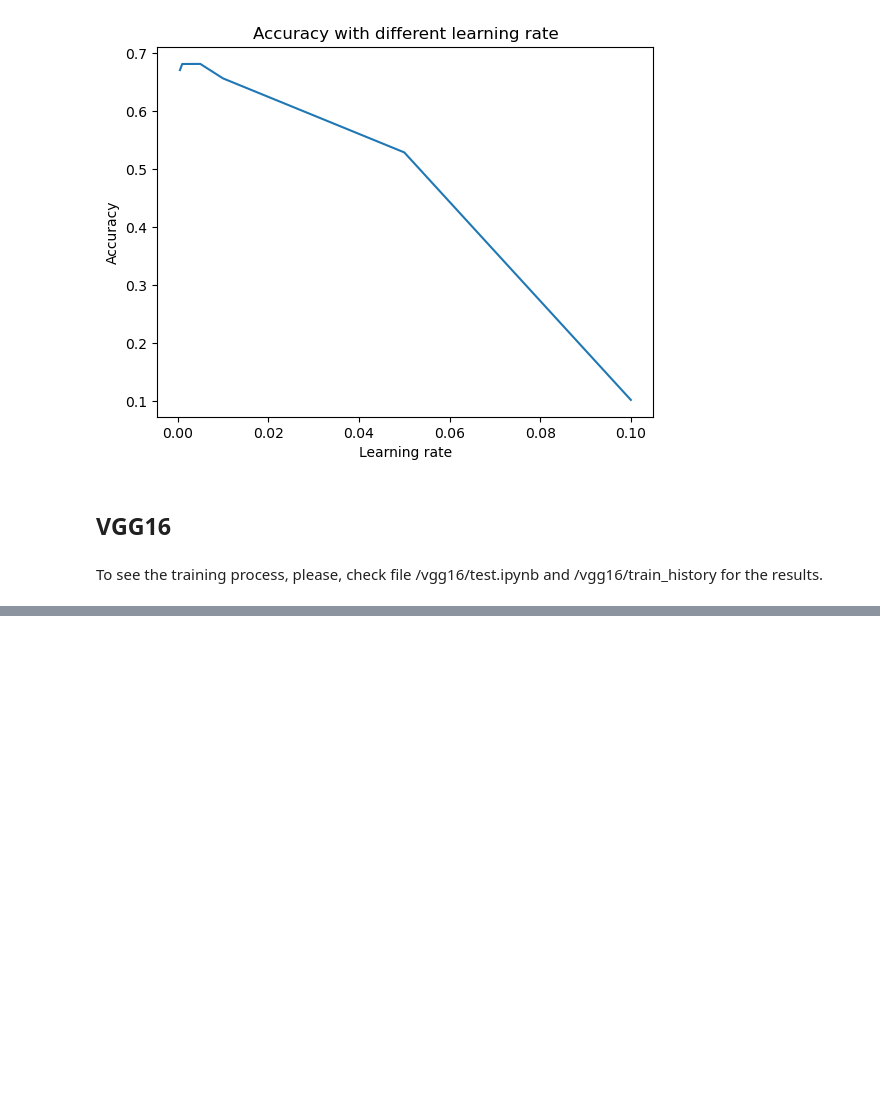
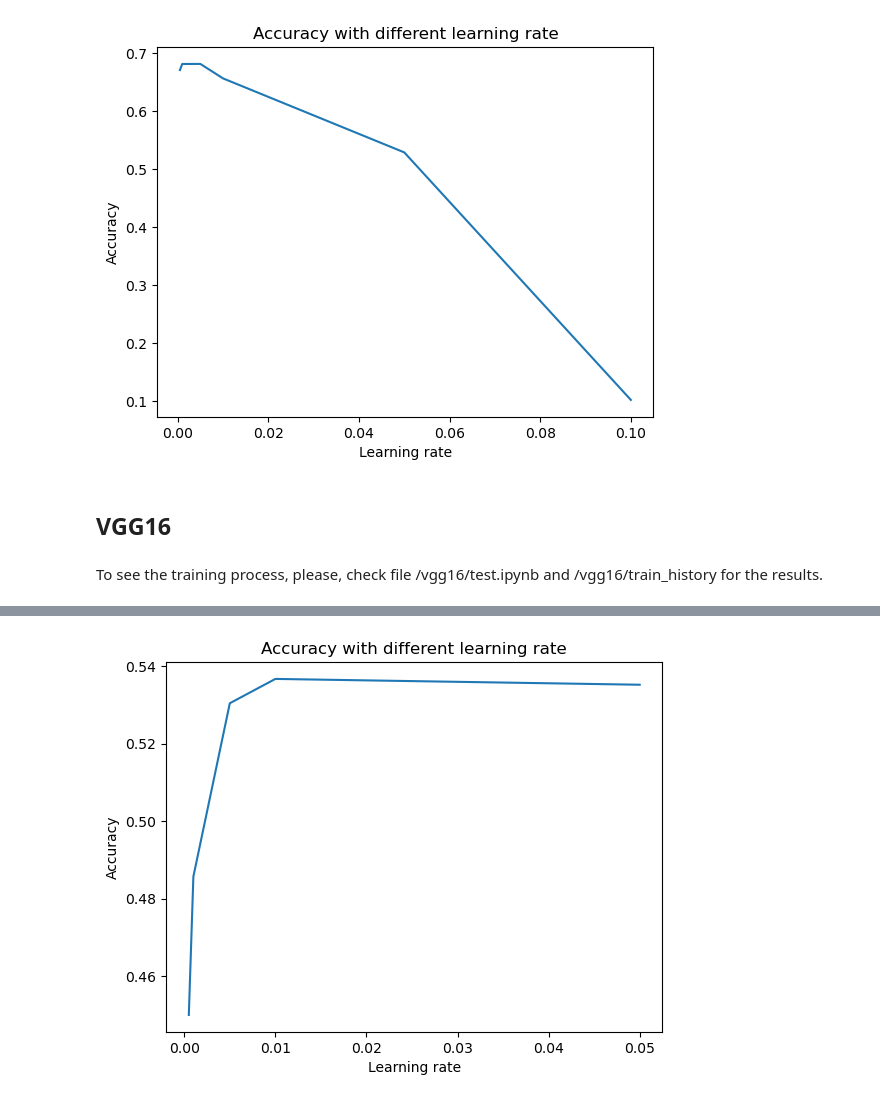
Before and after one commit to KarinaTiurina/dl_projects, a Jupyter notebook: Project1/main.ipynb, the cells around one changed output, grey strips where cells are left out. Drawn from its saved outputs; the diff is of its cells as text; code cells hidden in the pictures; blank space fills up the shorter version.

```diff
--- a/Project1/main.ipynb
+++ b/Project1/main.ipynb
@@ -88,0 +131,7 @@ pd.DataFrame([mean_values, variance_values], index=['Mean', 'Variance'])
+# %%
+plt.plot(rate, vgg8_acc['accuracy'])
+plt.title('Accuracy with different learning rate')
+plt.xlabel('Learning rate')
+plt.ylabel('Accuracy');
+# %% [output]
+[figure, added]
```
Also changed, not shown: parts of 16 cells of this notebook.
